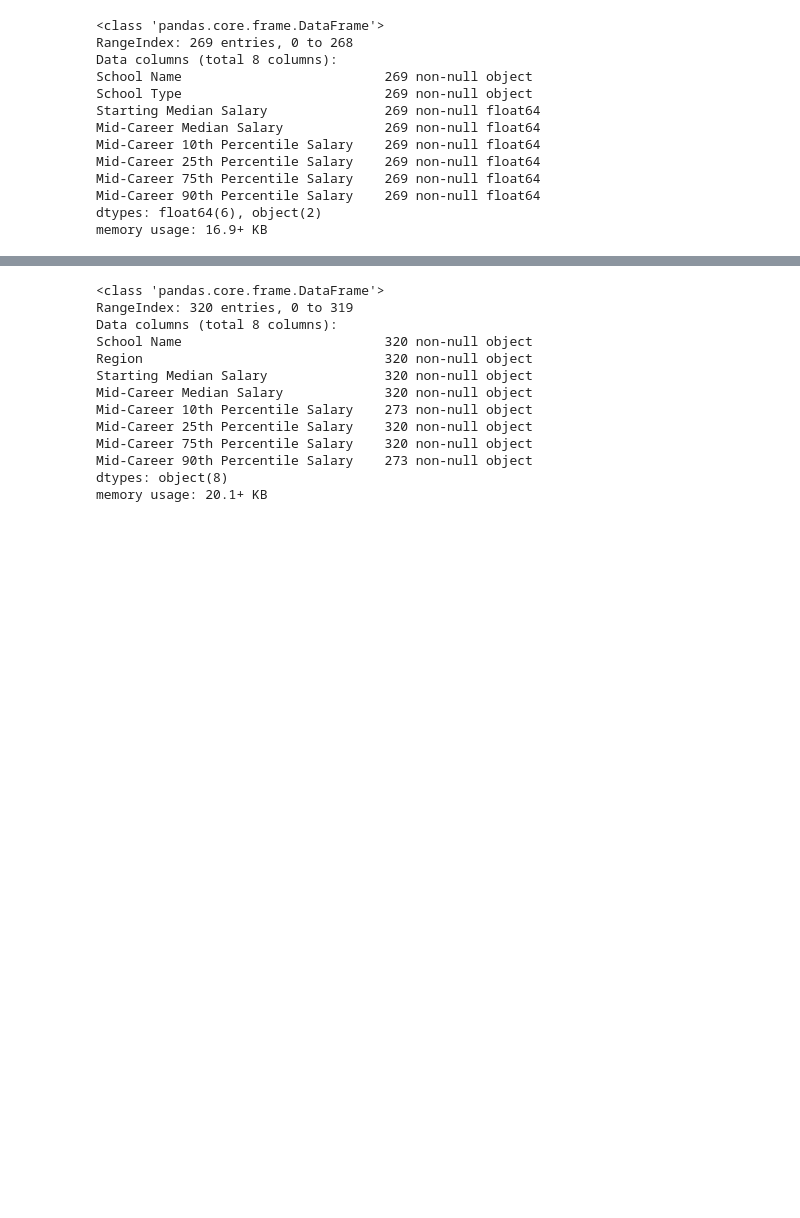
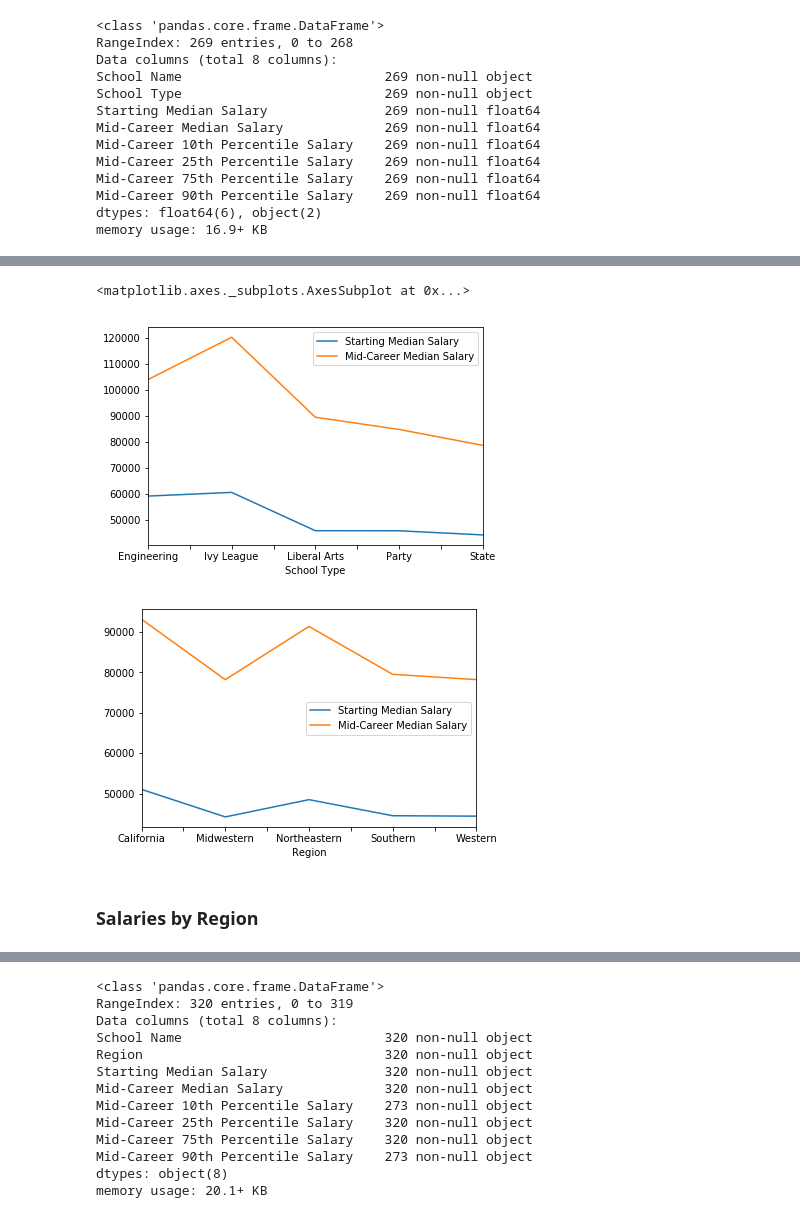
Before and after one commit to LyuboKushev/college-attendance-usa, a Jupyter notebook: Where It Pays to Attend College.ipynb, the cells around one changed output, grey strips where cells are left out. Cells and saved outputs as stored; diff of their text form; code cells hidden in the pictures; blank space fills up the shorter version.

```diff
--- a/Where It Pays to Attend College.ipynb
+++ b/Where It Pays to Attend College.ipynb
@@ -155,3 +157,6 @@ Mid-Career 75th Percentile Salary    269 non-null float64
 Mid-Career 90th Percentile Salary    269 non-null float64
 dtypes: float64(6), object(2)
 memory usage: 16.9+ KB
+# %%
+start_mid_salary_by_type = salaries_college_type.groupby(['School Type'])[['Starting Median Salary', 'Mid-Career Median Salary']].mean()
+start_mid_salary_by_type
@@ -157,0 +171,3 @@ memory usage: 16.9+ KB
+# %%
+start_mid_salary_by_region = salaries_region.groupby(['Region'])[['Starting Median Salary', 'Mid-Career Median Salary']].mean()
+start_mid_salary_by_region
@@ -158,3 +182,12 @@ memory usage: 16.9+ KB
+# %%
+start_mid_salary_by_type.plot()
+start_mid_salary_by_region.plot()
+# %% [output]
+<matplotlib.axes._subplots.AxesSubplot at 0x...>
+[figure, added]
+[figure, added]
+# %% [markdown]
+### Salaries by Region
 # %%
 salaries_region = pd.read_csv("salaries-by-region.csv")
 # %%
```
Also changed, not shown: parts of 11 cells of this notebook.
